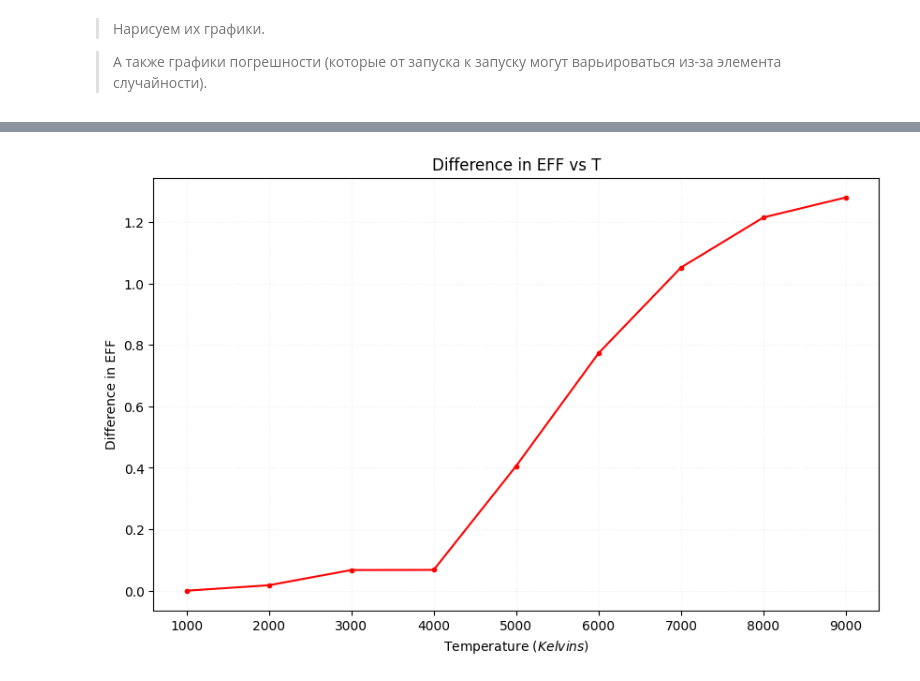
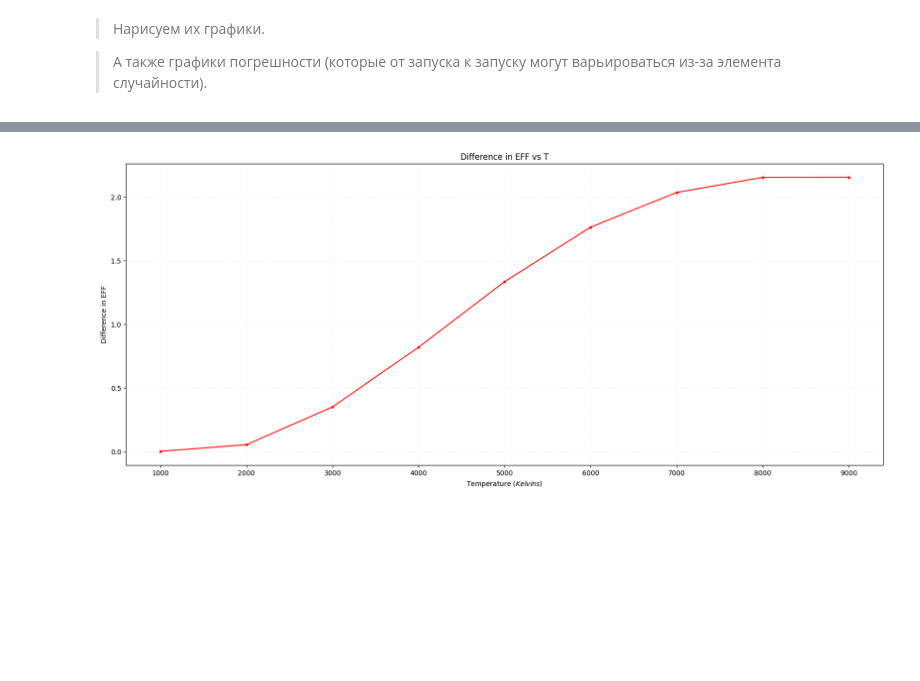
Before and after one commit to UrranQx/calc-math-coursework, a Jupyter notebook: supernb.ipynb, the cells around one changed output, grey strips where cells are left out. Saved outputs shown, nothing was run; the diff lists cells and outputs as text; code cells hidden in the pictures; blank space fills up the shorter version.

```diff
--- a/supernb.ipynb
+++ b/supernb.ipynb
@@ -214,7 +214,7 @@ INFO: original EFF: [1.99872009e-04 8.05765806e-01 8.25492052e+00 2.10610037e+01
 # %%
 delta = 1e-6  # Вместо дельты может быть погрешностью измерений прибора или ошибка округления, поэтому мы также добавим случайность в уравнение.
 # delta default: 1e-6
-accuracy = 1e-16
+accuracy = 1e-6
 # %%
 # Получаем
 new_lambdas = get_lambdas(fun_x, fun_z, accuracy)
@@ -285,12 +285,12 @@ plt.show()
 # %%
-plt.figure(figsize=(10, 6))
+plt.figure(figsize=(20, 8))
 plt.plot(T_values, diff_EFF, marker='.', color='red')
 plt.title('Difference in EFF vs T')
 plt.xlabel('Temperature' + r' ($Kelvins$)')
 plt.ylabel('Difference in EFF')
 plt.grid(True, alpha=0.2, linestyle=':')
 
 plt.show()
 # %% [output]
-[figure, old version]
+[figure, new version]
 # %%
```
Also changed, not shown: parts of 8 cells of this notebook, 1 other file.
